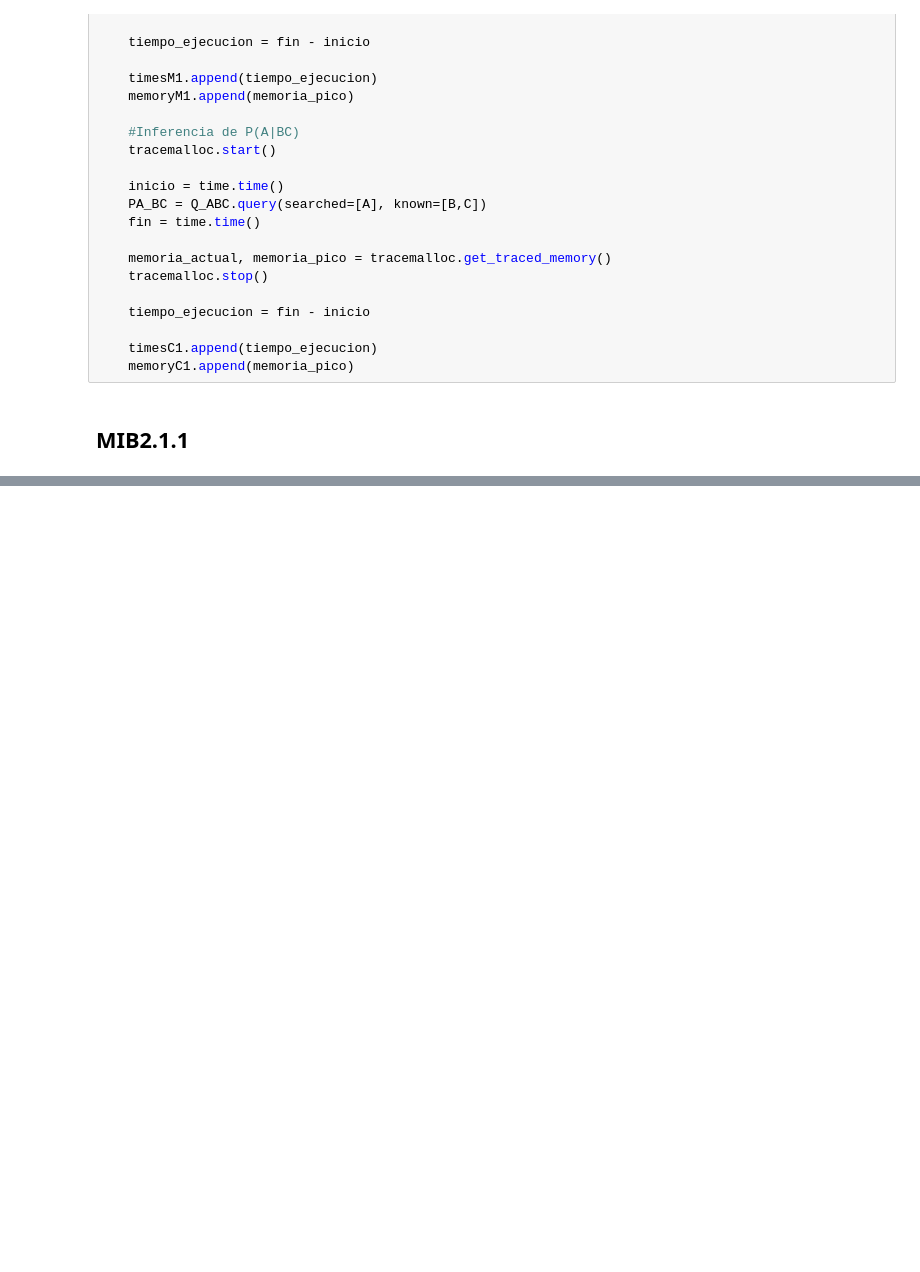
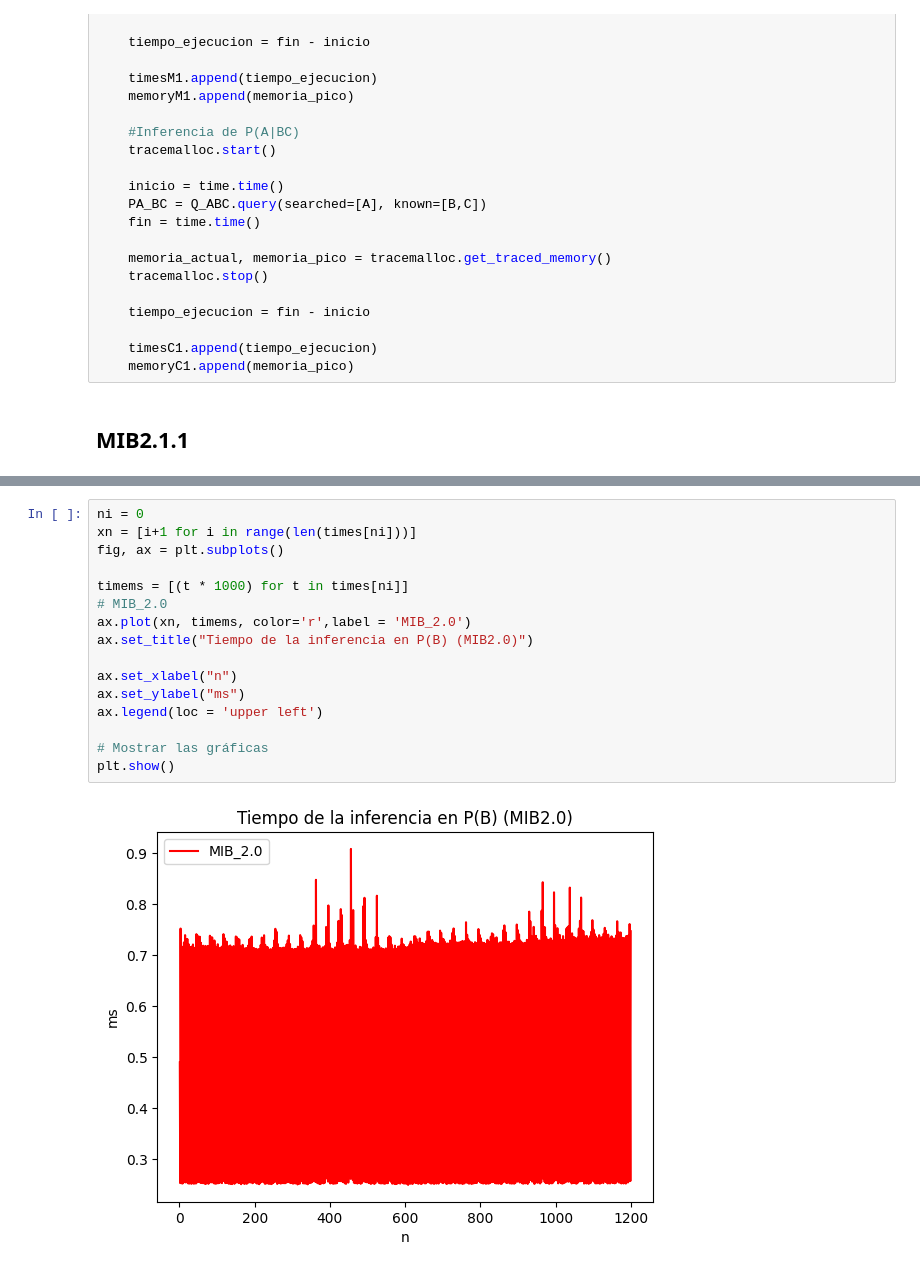
Before and after one commit to robertorys/Tesis, a Jupyter notebook: Test_mib_v2_1_1.ipynb, the cells around one changed output, grey strips where cells are left out. Saved outputs shown, nothing was run; the diff lists cells and outputs as text; blank space fills up the shorter version.

```diff
--- a/Test_mib_v2_1_1.ipynb
+++ b/Test_mib_v2_1_1.ipynb
@@ -97,0 +258,18 @@ for i in range(n):
+# %%
+ni = 0
+xn = [i+1 for i in range(len(times[ni]))]
+fig, ax = plt.subplots()
+
+timems = [(t * 1000) for t in times[ni]]
+# MIB_2.0
+ax.plot(xn, timems, color='r',label = 'MIB_2.0')
+ax.set_title("Tiempo de la inferencia en P(B) (MIB2.0)")
+
+ax.set_xlabel("n")
+ax.set_ylabel("ms")
+ax.legend(loc = 'upper left')
+
+# Mostrar las gráficas
+plt.show()
+# %% [output]
+[figure, added]
```
Also changed, not shown: parts of 9 cells of this notebook, 4 other files.
